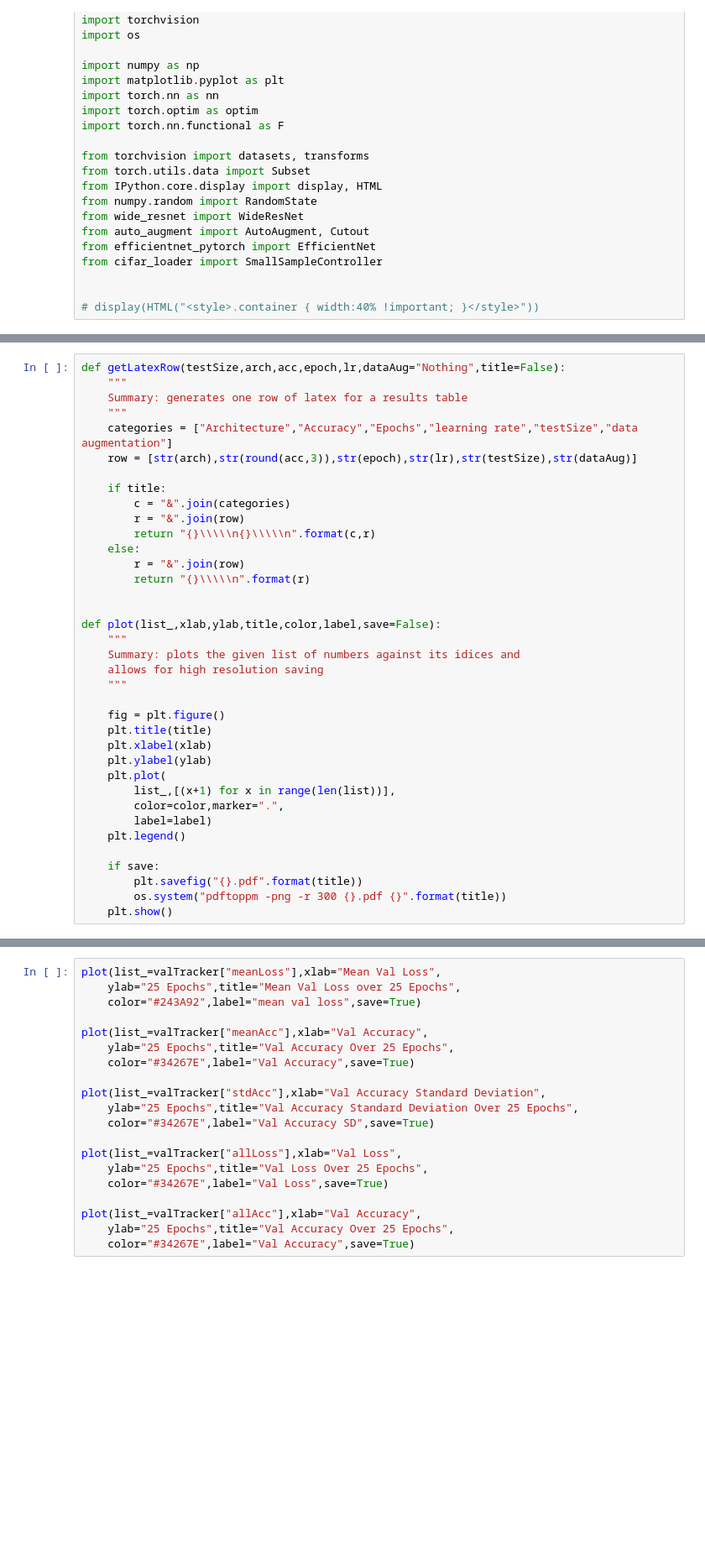
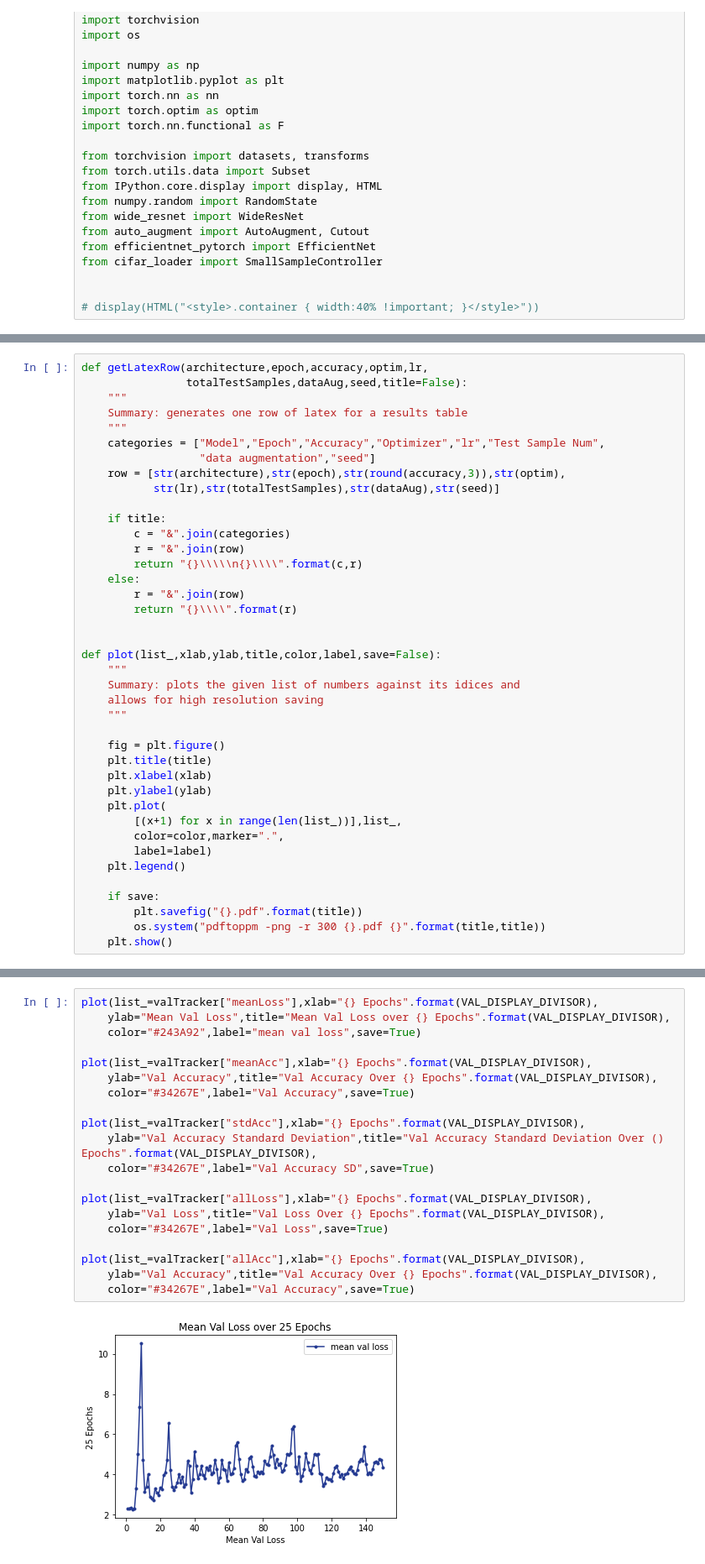
Before and after one commit to bentherien/COMP499DL, a Jupyter notebook: src/Challenge1-Refactored.ipynb, the cells around one changed output, grey strips where cells are left out. Shown: that part at 84% size. Saved outputs shown, nothing was run; the diff lists cells and outputs as text; blank space fills up the shorter version.

Commit message:
added seed and fixed graph bugh

```diff
--- a/src/Challenge1-Refactored.ipynb
+++ b/src/Challenge1-Refactored.ipynb
@@ -120,20 +139,23 @@ def checkTest(model,device,valSets,valTracker,verbose=True):
     valTracker["meanAcc"].append(meanAcc)
     valTracker["stdAcc"].append(stdAcc)
 # %%
-def getLatexRow(testSize,arch,acc,epoch,lr,dataAug="Nothing",title=False):
+def getLatexRow(architecture,epoch,accuracy,optim,lr,
+                totalTestSamples,dataAug,seed,title=False):
     """
     Summary: generates one row of latex for a results table
     """
-    categories = ["Architecture","Accuracy","Epochs","learning rate","testSize","data augmentation"]
-    row = [str(arch),str(round(acc,3)),str(epoch),str(lr),str(testSize),str(dataAug)]
+    categories = ["Model","Epoch","Accuracy","Optimizer","lr","Test Sample Num",
+                  "data augmentation","seed"]
+    row = [str(architecture),str(epoch),str(round(accuracy,3)),str(optim),
+           str(lr),str(totalTestSamples),str(dataAug),str(seed)]
 
     if title:
         c = "&".join(categories)
         r = "&".join(row)
-        return "{}\\\\\n{}\\\\\n".format(c,r)
+        return "{}\\\\\n{}\\\\".format(c,r)
     else:
         r = "&".join(row)
-        return "{}\\\\\n".format(r)
+        return "{}\\\\".format(r)
 
 
 def plot(list_,xlab,ylab,title,color,label,save=False):
@@ -147,14 +169,14 @@ def plot(list_,xlab,ylab,title,color,label,save=False):
     plt.xlabel(xlab)
     plt.ylabel(ylab)
     plt.plot(
-        list_,[(x+1) for x in range(len(list))],
+        [(x+1) for x in range(len(list_))],list_,
         color=color,marker=".",
         label=label)
     plt.legend()
 
     if save:
         plt.savefig("{}.pdf".format(title))
-        os.system("pdftoppm -png -r 300 {}.pdf {}".format(title))
+        os.system("pdftoppm -png -r 300 {}.pdf {}".format(title,title))
     plt.show()
 # %%
 def getModel(model_name):
@@ -249,20 +326,22 @@ plot(list_=trainTracker["accuracy"],xlab="Train Accuracy",
 # %%
-plot(list_=valTracker["meanLoss"],xlab="Mean Val Loss",
-    ylab="25 Epochs",title="Mean Val Loss over 25 Epochs",
+plot(list_=valTracker["meanLoss"],xlab="{} Epochs".format(VAL_DISPLAY_DIVISOR),
+    ylab="Mean Val Loss",title="Mean Val Loss over {} Epochs".format(VAL_DISPLAY_DIVISOR),
     color="#243A92",label="mean val loss",save=True)
 
-plot(list_=valTracker["meanAcc"],xlab="Val Accuracy",
-    ylab="25 Epochs",title="Val Accuracy Over 25 Epochs",
+plot(list_=valTracker["meanAcc"],xlab="{} Epochs".format(VAL_DISPLAY_DIVISOR),
+    ylab="Val Accuracy",title="Val Accuracy Over {} Epochs".format(VAL_DISPLAY_DIVISOR),
     color="#34267E",label="Val Accuracy",save=True)
 
-plot(list_=valTracker["stdAcc"],xlab="Val Accuracy Standard Deviation",
-    ylab="25 Epochs",title="Val Accuracy Standard Deviation Over 25 Epochs",
+plot(list_=valTracker["stdAcc"],xlab="{} Epochs".format(VAL_DISPLAY_DIVISOR),
+    ylab="Val Accuracy Standard Deviation",title="Val Accuracy Standard Deviation Over () Epochs".format(VAL_DISPLAY_DIVISOR),
     color="#34267E",label="Val Accuracy SD",save=True)
 
-plot(list_=valTracker["allLoss"],xlab="Val Loss",
-    ylab="25 Epochs",title="Val Loss Over 25 Epochs",
+plot(list_=valTracker["allLoss"],xlab="{} Epochs".format(VAL_DISPLAY_DIVISOR),
+    ylab="Val Loss",title="Val Loss Over {} Epochs".format(VAL_DISPLAY_DIVISOR),
     color="#34267E",label="Val Loss",save=True)
 
-plot(list_=valTracker["allAcc"],xlab="Val Accuracy",
-    ylab="25 Epochs",title="Val Accuracy Over 25 Epochs",
+plot(list_=valTracker["allAcc"],xlab="{} Epochs".format(VAL_DISPLAY_DIVISOR),
+    ylab="Val Accuracy",title="Val Accuracy Over {} Epochs".format(VAL_DISPLAY_DIVISOR),
     color="#34267E",label="Val Accuracy",save=True)
+# %% [output]
+[figure, added]
```
Also changed, not shown: parts of 6 cells of this notebook.
